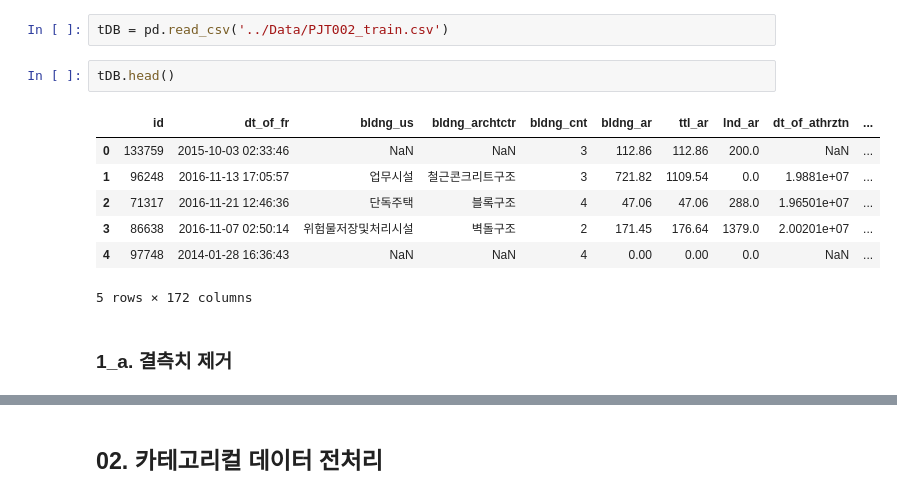
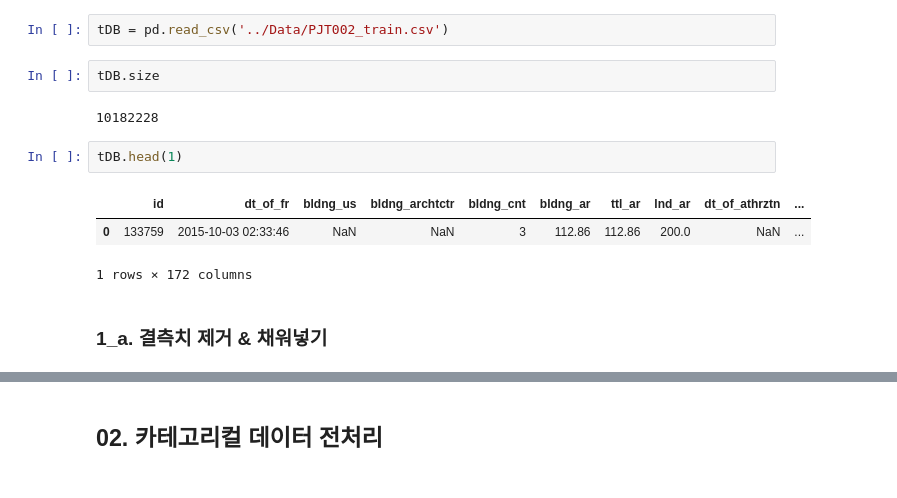
Before and after one commit to hanseul-wang/fire-prediction-model-Kimhae, a Jupyter notebook: Fire/Data_analysis/Train_Data_EDA.ipynb, the cells around one changed output, grey strips where cells are left out. Saved outputs shown, nothing was run; the diff lists cells and outputs as text.

```diff
--- a/Fire/Data_analysis/Train_Data_EDA.ipynb
+++ b/Fire/Data_analysis/Train_Data_EDA.ipynb
@@ -70,16 +72,16 @@ warnings.filterwarnings(action='ignore')
 # 01. 데이터 불러오기
 # %%
 tDB = pd.read_csv('../Data/PJT002_train.csv')
+# %%
+tDB.size
+# %% [output]
+10182228
 # %%
-tDB.head()
+tDB.head(1)
 # %% [output]
 |  | id | dt_of_fr | bldng_us | bldng_archtctr | bldng_cnt | bldng_ar | ttl_ar | lnd_ar | dt_of_athrztn | ... |
 | 0 | 133759 | 2015-10-03 02:33:46 | NaN | NaN | 3 | 112.86 | 112.86 | 200.0 | NaN | ... |
-| 1 | 96248 | 2016-11-13 17:05:57 | 업무시설 | 철근콘크리트구조 | 3 | 721.82 | 1109.54 | 0.0 | 1.9881e+07 | ... |
-| 2 | 71317 | 2016-11-21 12:46:36 | 단독주택 | 블록구조 | 4 | 47.06 | 47.06 | 288.0 | 1.96501e+07 | ... |
-| 3 | 86638 | 2016-11-07 02:50:14 | 위험물저장및처리시설 | 벽돌구조 | 2 | 171.45 | 176.64 | 1379.0 | 2.00201e+07 | ... |
-| 4 | 97748 | 2014-01-28 16:36:43 | NaN | NaN | 4 | 0.00 | 0.00 | 0.0 | NaN | ... |
-5 rows × 172 columns
+1 rows × 172 columns
 # %% [markdown]
-### 1_a. 결측치 제거
+### 1_a. 결측치 제거 & 채워넣기
 # %%
```
Also changed, not shown: parts of 18 cells of this notebook, 2 other files.
